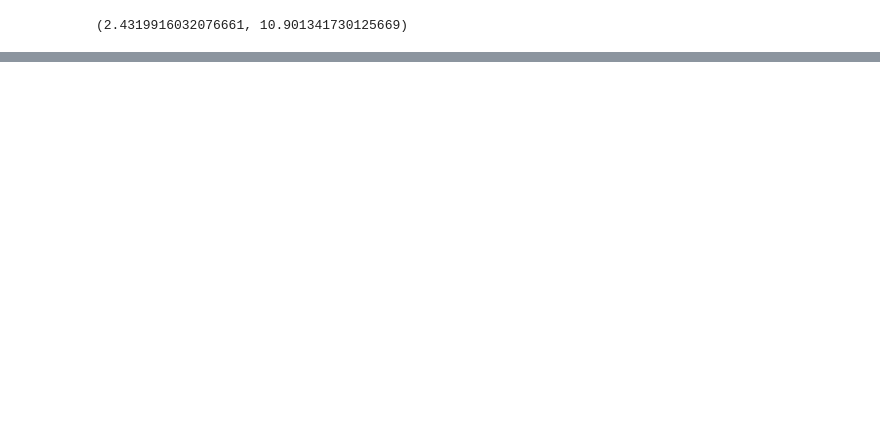
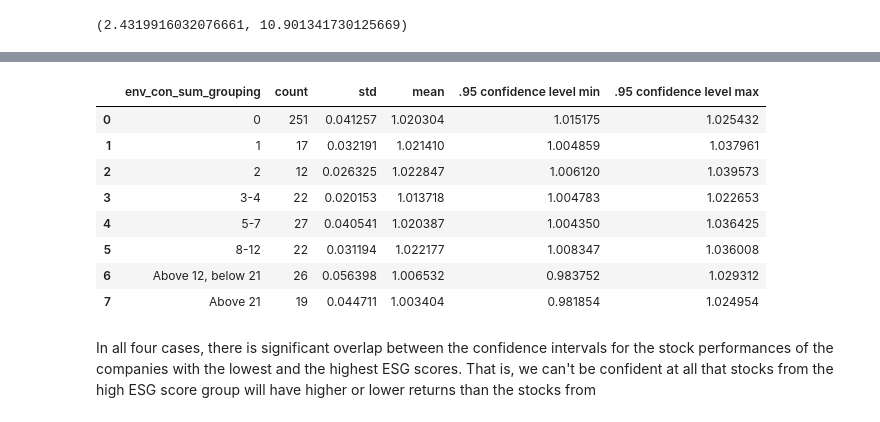
Before and after one commit to chelseatroy/fund_scale, a Jupyter notebook: data_explo/Exploring S&P Ethical Index Data.ipynb, the cells around one changed output, grey strips where cells are left out. Drawn from its saved outputs; the diff is of its cells as text; code cells hidden in the pictures; blank space fills up the shorter version.

```diff
--- a/data_explo/Exploring S&P Ethical Index Data.ipynb
+++ b/data_explo/Exploring S&P Ethical Index Data.ipynb
@@ -680,0 +631,23 @@ freq1 = hv.Image(sine(grid, freq=50))  + hv.Curve(zip(dist, sine(dist**2, freq=5
+# %%
+labels=env_con_sum_groupby['env_con_sum_grouping']
+sample_size = env_con_sum_groupby['avg_quarterly_roi']['count']
+standard_deviation = env_con_sum_groupby['avg_quarterly_roi']['std']
+mean = mean = env_con_sum_groupby['avg_quarterly_roi']['mean']
+
+low_end, high_end = confidence_interval_for_collection(sample_size, standard_deviation, mean)
+env_con_confidence_interval_data = pd.concat([labels, sample_size, standard_deviation, mean], axis=1)
+env_con_confidence_interval_data['.95 confidence level min'] = low_end
+env_con_confidence_interval_data['.95 confidence level max'] = high_end
+env_con_confidence_interval_data
+# %% [output]
+|  | env_con_sum_grouping | count | std | mean | .95 confidence level min | .95 confidence level max |
+| 0 | 0 | 251 | 0.041257 | 1.020304 | 1.015175 | 1.025432 |
+| 1 | 1 | 17 | 0.032191 | 1.021410 | 1.004859 | 1.037961 |
+| 2 | 2 | 12 | 0.026325 | 1.022847 | 1.006120 | 1.039573 |
+| 3 | 3-4 | 22 | 0.020153 | 1.013718 | 1.004783 | 1.022653 |
+| 4 | 5-7 | 27 | 0.040541 | 1.020387 | 1.004350 | 1.036425 |
+| 5 | 8-12 | 22 | 0.031194 | 1.022177 | 1.008347 | 1.036008 |
+| 6 | Above 12, below 21 | 26 | 0.056398 | 1.006532 | 0.983752 | 1.029312 |
+| 7 | Above 21 | 19 | 0.044711 | 1.003404 | 0.981854 | 1.024954 |
+# %% [markdown]
+In all four cases, there is significant overlap between the confidence intervals for the stock performances of the companies with the lowest and the highest ESG scores. That is, we can't be confident at all that stocks from the high ESG score group will have higher or lower returns than the stocks from
```
Also changed, not shown: parts of 19 cells of this notebook.
